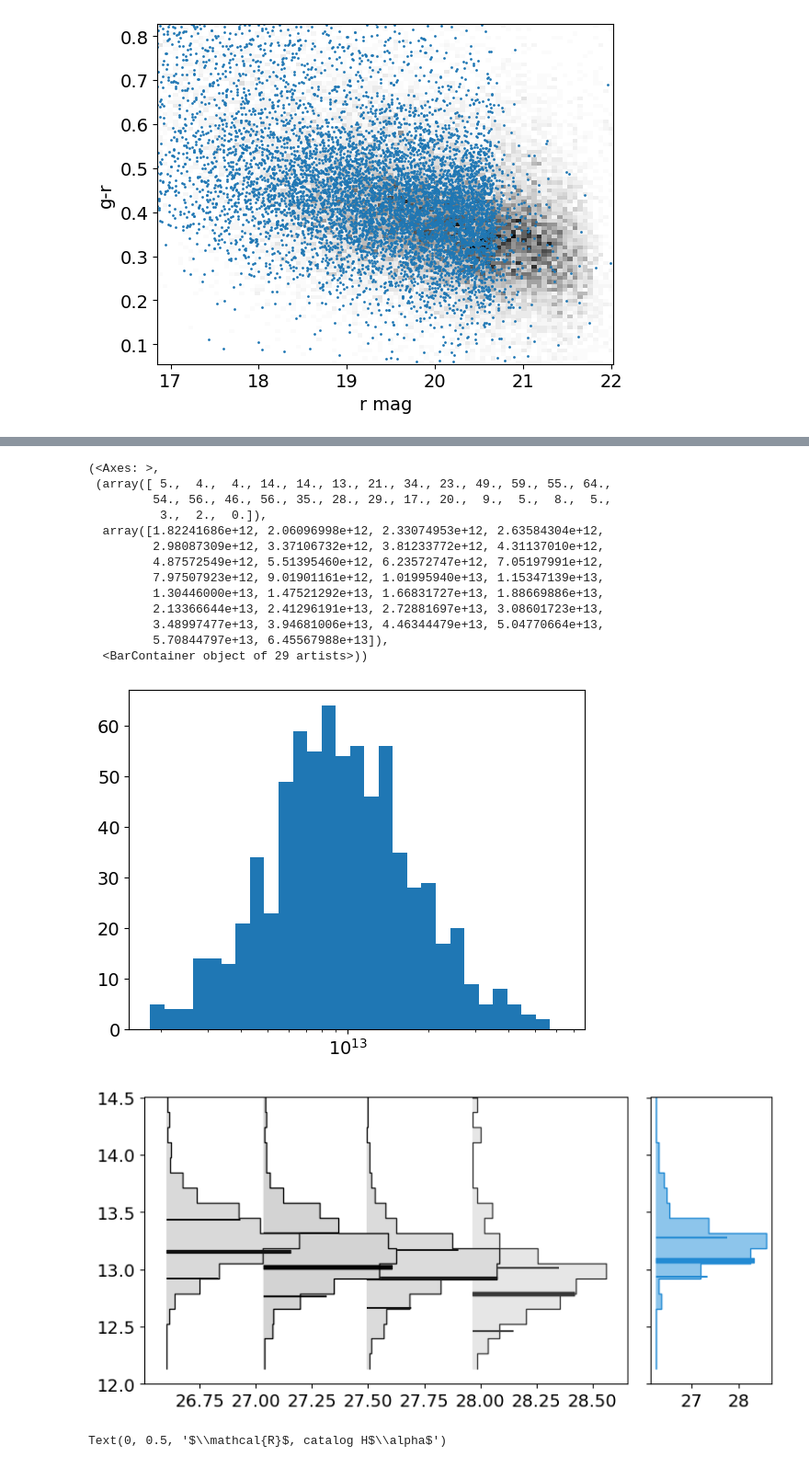
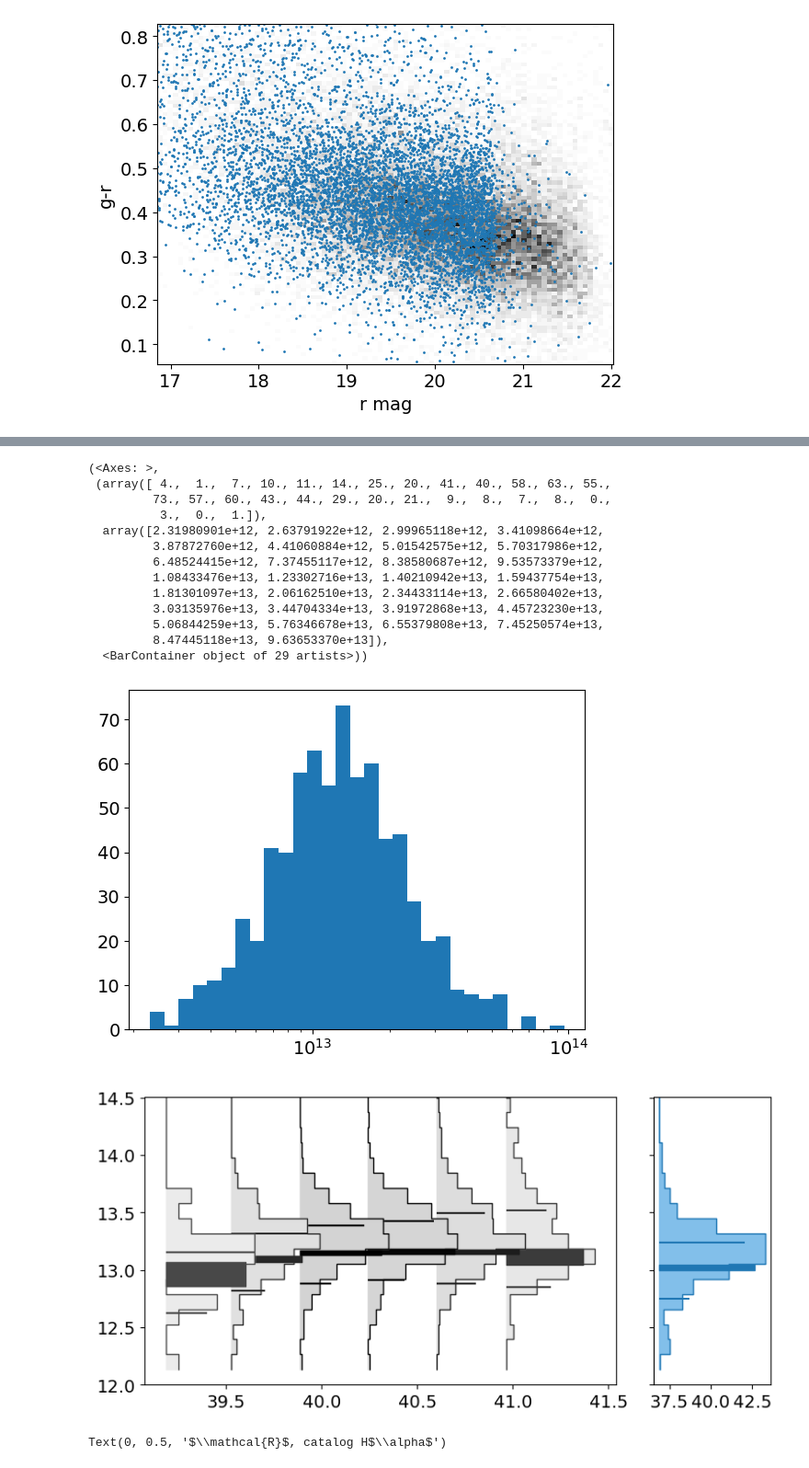
Before and after one commit to ekadofong/agrias, a Jupyter notebook: notebooks/HalphaDirectPhotometry.ipynb, the cells around one changed output, grey strips where cells are left out. Shown at 92% size. Drawn from its saved outputs; the diff is of its cells as text; code cells hidden in the pictures.

Commit message:
change AV correction to one based on stellar mass

```diff
--- a/notebooks/HalphaDirectPhotometry.ipynb
+++ b/notebooks/HalphaDirectPhotometry.ipynb
@@ -59,5 +57,5 @@ Computed Galactic extinction in 0.1 seconds.
 Computed internal extinction in 0.1 seconds.
 Computed aperture correction in 0.0 seconds.
 # %%
-galex = reader.galex_luminosities ( galex, merian_sources['z_phot'].values, ge_correction, dust_correction )
+galex = reader.galex_luminosities ( galex, merian_sources['z_phot'].values, ge_correction if not use_galex_direct else None, dust_correction )
 galex = galex.to_pandas()
@@ -223,51 +224,52 @@ mask &= df['LHa'] < 3e41
 ek.hist(df.loc[mask,'R'], bins=30, bintype='log')
 # %% [output]
 (<Axes: >,
- (array([ 5.,  4.,  4., 14., 14., 13., 21., 34., 23., 49., 59., 55., 64.,
-         54., 56., 46., 56., 35., 28., 29., 17., 20.,  9.,  5.,  8.,  5.,
-          3.,  2.,  0.]),
-  array([1.82241686e+12, 2.06096998e+12, 2.33074953e+12, 2.63584304e+12,
-         2.98087309e+12, 3.37106732e+12, 3.81233772e+12, 4.31137010e+12,
-         4.87572549e+12, 5.51395460e+12, 6.23572747e+12, 7.05197991e+12,
-         7.97507923e+12, 9.01901161e+12, 1.01995940e+13, 1.15347139e+13,
-         1.30446000e+13, 1.47521292e+13, 1.66831727e+13, 1.88669886e+13,
-         2.13366644e+13, 2.41296191e+13, 2.72881697e+13, 3.08601723e+13,
-         3.48997477e+13, 3.94681006e+13, 4.46344479e+13, 5.04770664e+13,
-         5.70844797e+13, 6.45567988e+13]),
+ (array([ 4.,  1.,  7., 10., 11., 14., 25., 20., 41., 40., 58., 63., 55.,
+         73., 57., 60., 43., 44., 29., 20., 21.,  9.,  8.,  7.,  8.,  0.,
+          3.,  0.,  1.]),
+  array([2.31980901e+12, 2.63791922e+12, 2.99965118e+12, 3.41098664e+12,
+         3.87872760e+12, 4.41060884e+12, 5.01542575e+12, 5.70317986e+12,
+         6.48524415e+12, 7.37455117e+12, 8.38580687e+12, 9.53573379e+12,
+         1.08433476e+13, 1.23302716e+13, 1.40210942e+13, 1.59437754e+13,
+         1.81301097e+13, 2.06162510e+13, 2.34433114e+13, 2.66580402e+13,
+         3.03135976e+13, 3.44704334e+13, 3.91972868e+13, 4.45723230e+13,
+         5.06844259e+13, 5.76346678e+13, 6.55379808e+13, 7.45250574e+13,
+         8.47445118e+13, 9.63653370e+13]),
   <BarContainer object of 29 artists>))
-[figure, old version]
+[figure, new version]
 # %%
 fig, axarr = plt.subplots(1,2,figsize=(8,4), gridspec_kw={'width_ratios':[4.,1.]}, sharey=True)
 
 thresh = 3.
 detection = (uvsnr>thresh)&(hasnr>thresh)
-xbins = np.linspace(np.log10(np.quantile(galex.loc[detection, 'LFUV'],.05)),28.5,5)
+xbins = np.linspace(36.,41.4,15)
 ybins = np.linspace(12.,14.5,20)
 ek.histstack(
-    np.log10(galex.reindex(lha_df.index)['LFUV'])[detection],
+    np.log10(lha_df.loc[detection,'LHa']) + 40.,
+    #np.log10(galex.reindex(lha_df.index)['LFUV'])[detection],
     merr[detection],
     #density=True,
     xbins=xbins,
     ybins=ybins,
     ax=axarr[0]
 )
 out=ek.histstack(
-    lee['loguvlum'],
+    lee['loghalum'],
     leer,
     xbins = np.array([xbins.min(), xbins.max()]),
     ybins=ybins,
     #orientation='horizontal',
     edgecolor='C0',
     facecolor=ec.ColorBase('C0').modulate(0.3).base,
     quantilecolor='C0',
     ax=axarr[1]
 )
 
 axarr[0].set_ylim(12.,14.5)
 
 plt.tight_layout ()
 # %% [output]
-[figure, old version]
+[figure, new version]
 # %%
 out,axarr=ek.hist2d(
     np.log10(lha_df['LHa']*1e40 / galex.reindex(lha_df.index)['LFUV']),
```
Also changed, not shown: parts of 5 cells of this notebook, 3 other files.
